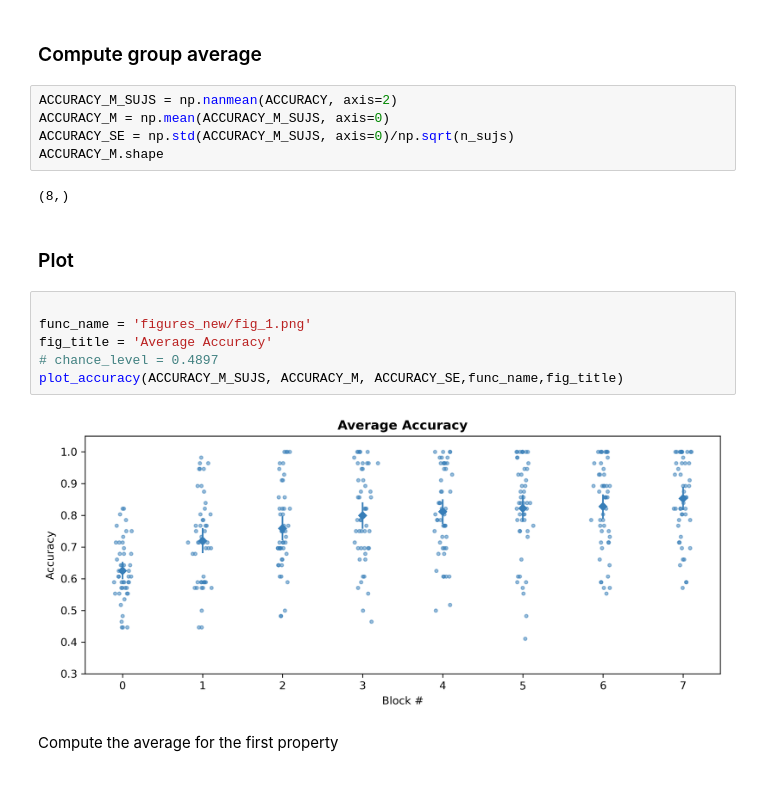
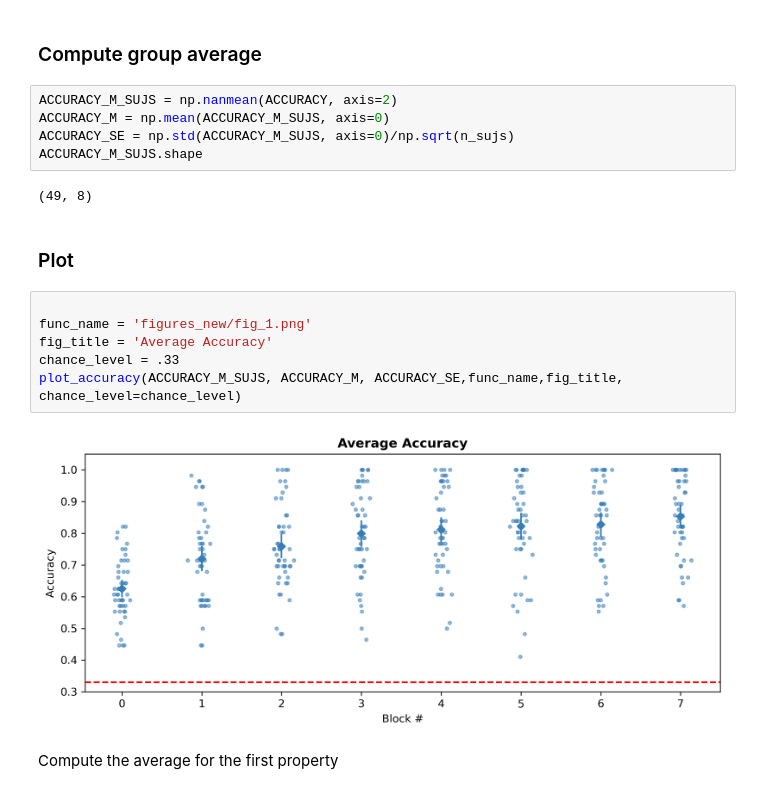
Before and after one commit to JirkoRu/analysis_scripts, a Jupyter notebook: data_loading/2_plotPerformances.ipynb, the cells around one changed output. Cells and saved outputs as stored; diff of their text form.

```diff
--- a/data_loading/2_plotPerformances.ipynb
+++ b/data_loading/2_plotPerformances.ipynb
@@ -83,19 +87,19 @@ def plot_accuracy(subj_means, block_mean, block_se, fig_name, fig_title, chance_
 ACCURACY_M_SUJS = np.nanmean(ACCURACY, axis=2)
 ACCURACY_M = np.mean(ACCURACY_M_SUJS, axis=0)
 ACCURACY_SE = np.std(ACCURACY_M_SUJS, axis=0)/np.sqrt(n_sujs)
-ACCURACY_M.shape
+ACCURACY_M_SUJS.shape
 # %% [output]
-(8,)
+(49, 8)
 # %% [markdown]
 ### Plot
 # %%
 
 func_name = 'figures_new/fig_1.png'
 fig_title = 'Average Accuracy'
-# chance_level = 0.4897
-plot_accuracy(ACCURACY_M_SUJS, ACCURACY_M, ACCURACY_SE,func_name,fig_title)
+chance_level = .33
+plot_accuracy(ACCURACY_M_SUJS, ACCURACY_M, ACCURACY_SE,func_name,fig_title, chance_level=chance_level)
 # %% [output]
-[figure, old version]
+[figure, new version]
 # %% [markdown]
 Compute the average for the first property
 # %%
```
Also changed, not shown: parts of 11 cells of this notebook, 6 other files.
